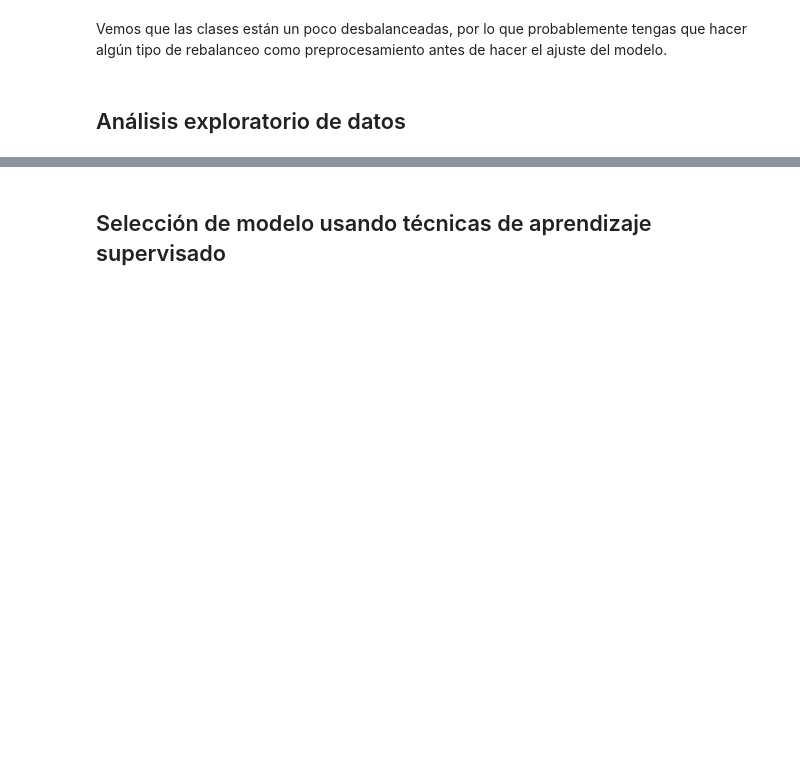
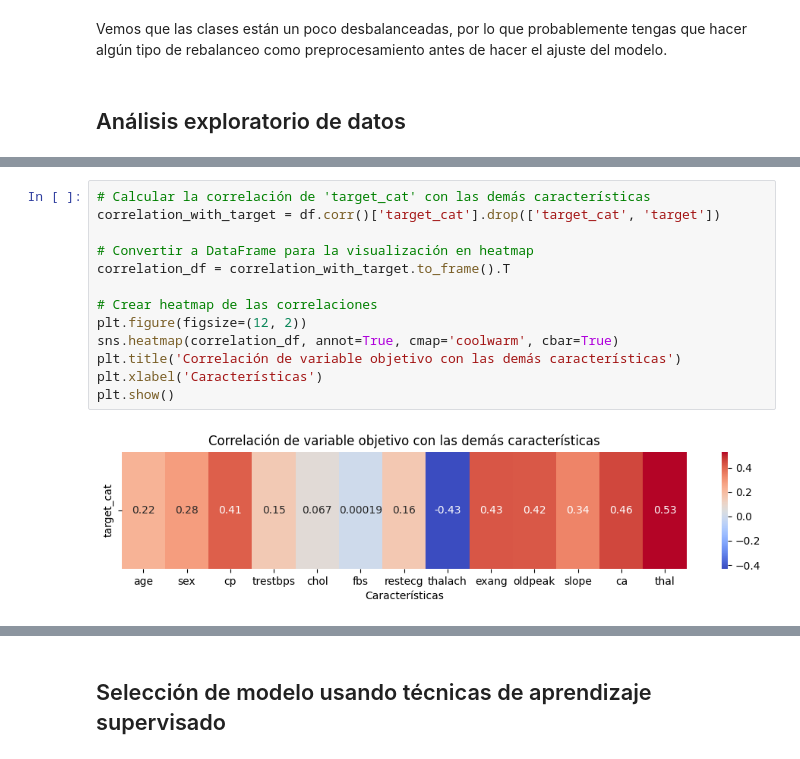
Before and after one commit to ricardogr07/trabajo-final-aprendizaje, a Jupyter notebook: src/Analisis_ML_Workflow.ipynb, the cells around one changed output, grey strips where cells are left out. Saved outputs shown, nothing was run; the diff lists cells and outputs as text; blank space fills up the shorter version.

```diff
--- a/src/Analisis_ML_Workflow.ipynb
+++ b/src/Analisis_ML_Workflow.ipynb
@@ -258,0 +335,15 @@ Vemos que las clases están un poco desbalanceadas, por lo que probablemente ten
+# %%
+# Calcular la correlación de 'target_cat' con las demás características
+correlation_with_target = df.corr()['target_cat'].drop(['target_cat', 'target'])
+
+# Convertir a DataFrame para la visualización en heatmap
+correlation_df = correlation_with_target.to_frame().T
+
+# Crear heatmap de las correlaciones
+plt.figure(figsize=(12, 2))
+sns.heatmap(correlation_df, annot=True, cmap='coolwarm', cbar=True)
+plt.title('Correlación de variable objetivo con las demás características')
+plt.xlabel('Características')
+plt.show()
+# %% [output]
+[figure, added]
```
Also changed, not shown: parts of 19 cells of this notebook.
